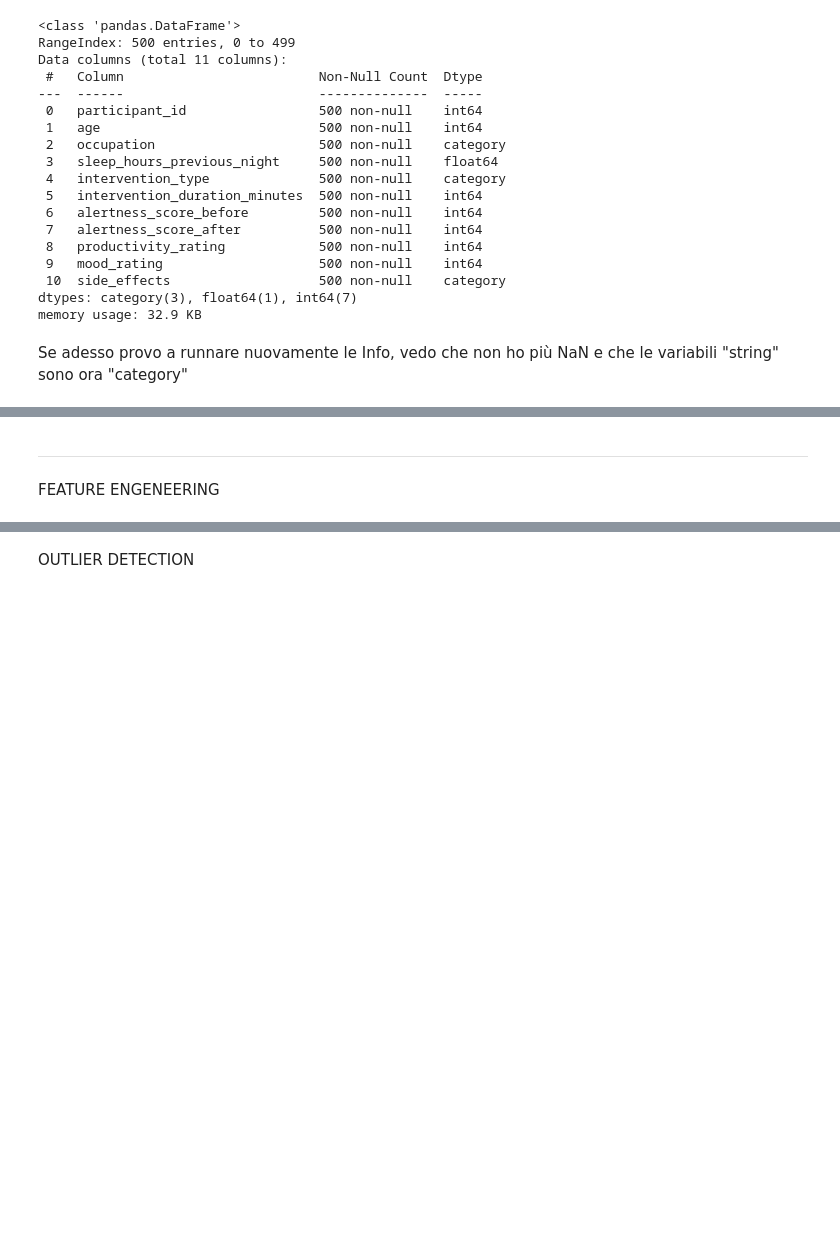
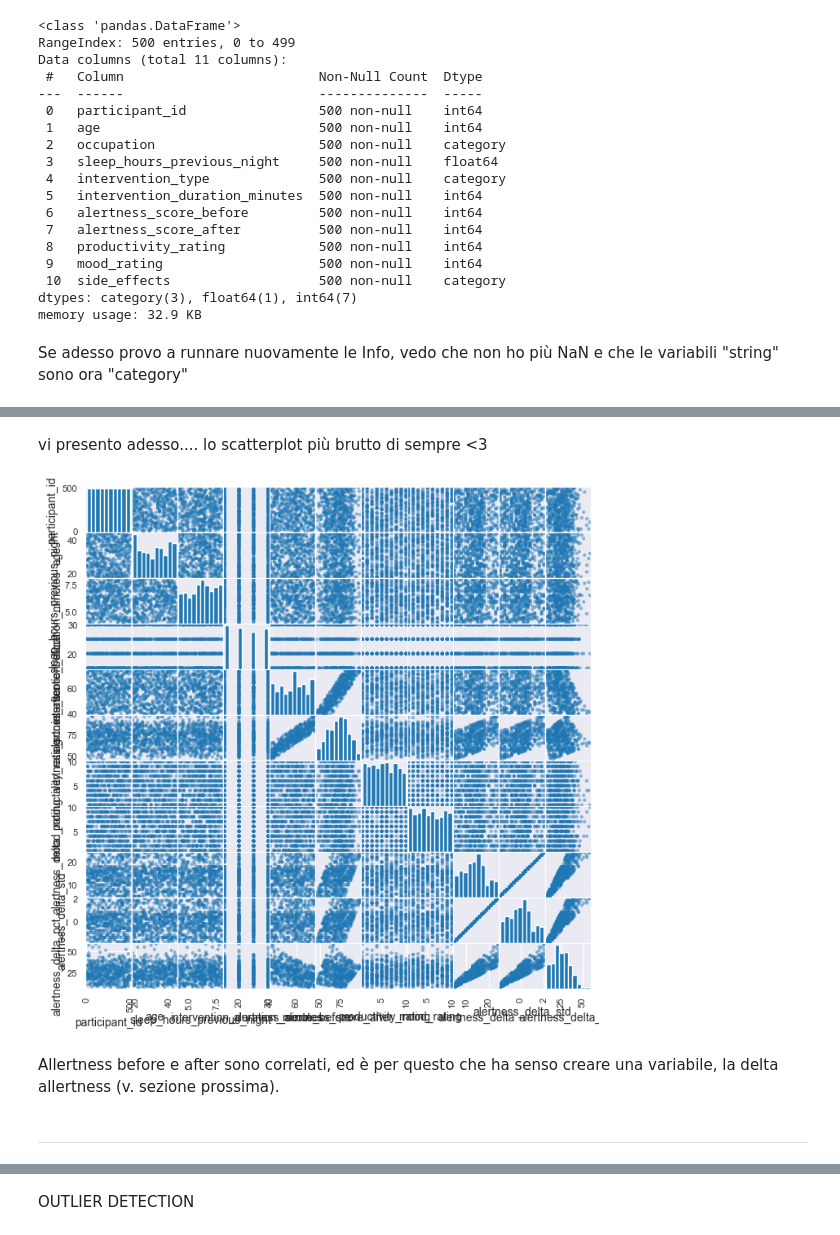
Before and after one commit to Grimino27/PDAI_Project, a Jupyter notebook: scripts/DataPolish+Exploratory.ipynb, the cells around one changed output, grey strips where cells are left out. Saved outputs shown, nothing was run; the diff lists cells and outputs as text; code cells hidden in the pictures; blank space fills up the shorter version.

```diff
--- a/scripts/DataPolish+Exploratory.ipynb
+++ b/scripts/DataPolish+Exploratory.ipynb
@@ -133,5 +214,16 @@ Se adesso provo a runnare nuovamente le Info, vedo che non ho più NaN e che le
+# %% [markdown]
+vi presento adesso.... lo scatterplot più brutto di sempre <3
+# %%
+from pandas.plotting import scatter_matrix
+
+num_df = df.select_dtypes(include="number")
+
+scatter_matrix(num_df, figsize=(8,8))
+plt.show()
+# %% [output]
+[figure, added]
+# %% [markdown]
+Allertness before e after sono correlati, ed è per questo che ha senso creare una variabile, la delta allertness (v. sezione prossima).
 # %% [markdown]
 _______________________________________________________________________
-# %% [markdown]
-FEATURE ENGENEERING
 # %% [markdown]
```
Also changed, not shown: parts of 32 cells of this notebook, 1 other file.
